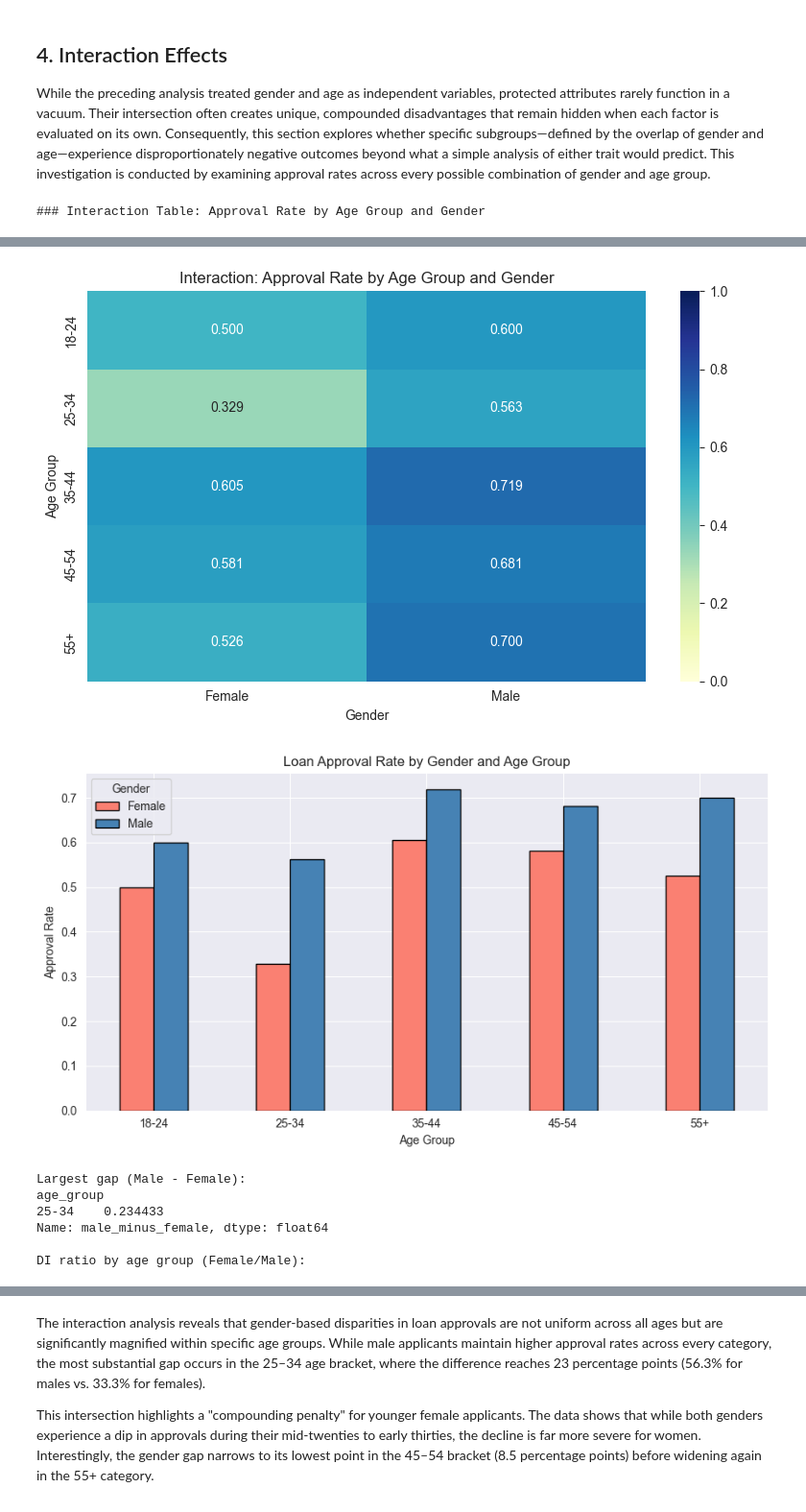
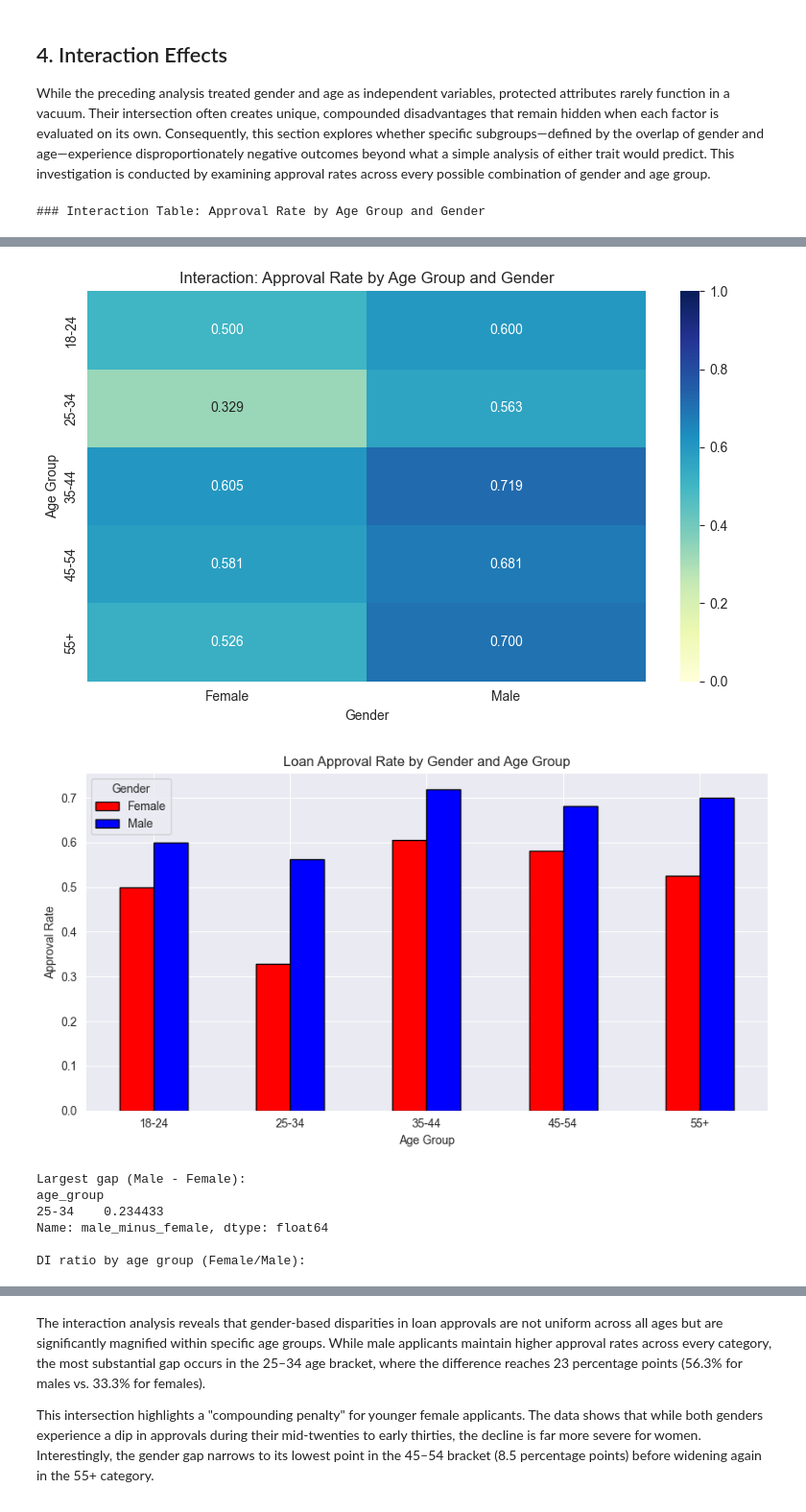
Before and after one commit to hazalaksu/dego-project-team7, a Jupyter notebook: notebooks/02-bias-analysis.ipynb, the cells around one changed output, grey strips where cells are left out. Shown at 96% size. Drawn from its saved outputs; the diff is of its cells as text; code cells hidden in the pictures.

```diff
--- a/notebooks/02-bias-analysis.ipynb
+++ b/notebooks/02-bias-analysis.ipynb
@@ -513,7 +514,7 @@ plt.show()
 pivot = interaction[["Female", "Male"]]
 pivot.plot(
     kind="bar",
-    color=["salmon", "steelblue"],
+    color=["red", "blue"],
     edgecolor="black",
     figsize=(9, 5),
 )
@@ -531,34 +532,34 @@ max_gap = interaction["male_minus_female"].sort_values(ascending=False).head(1)
 print(max_gap)
 
 # Additional interaction diagnostics
 from scipy.stats import chi2_contingency
 
 # DI per age group (Female / Male)
 interaction["female_to_male_di"] = interaction["Female"] / interaction["Male"]
 print("\nDI ratio by age group (Female/Male):")
 display(interaction[["Female", "Male", "male_minus_female", "female_to_male_di"]])
 
 # Chi-square test on intersectional groups
 interaction_df["gender_age_group"] = interaction_df["gender"] + "_" + interaction_df["age_group"].astype(str)
 interaction_contingency = pd.crosstab(interaction_df["gender_age_group"], interaction_df["approved"])
 inter_chi2, inter_p, inter_dof, _ = chi2_contingency(interaction_contingency)
 
 print("Chi-squared test: Gender×Age group vs Loan Approval")
 print(f"Chi2 statistic: {inter_chi2:.4f}")
 print(f"Degrees of freedom: {inter_dof}")
 print(f"p-value: {inter_p:.6f}")
 print("Statistically significant at alpha=0.05:", inter_p < 0.05)
 # %% [output]
 ### Interaction Table: Approval Rate by Age Group and Gender
 | gender | Female | Male | male_minus_female |
 | age_group |  |  |  |
 | 18-24 | 0.500000 | 0.600000 | 0.100000 |
 | 25-34 | 0.328947 | 0.563380 | 0.234433 |
 | 35-44 | 0.604938 | 0.719101 | 0.114163 |
 | 45-54 | 0.581395 | 0.680851 | 0.099456 |
 | 55+ | 0.526316 | 0.700000 | 0.173684 |
 [figure]
-[figure, old version]
+[figure, new version]
 Largest gap (Male - Female):
 age_group
 25-34    0.234433
```
Also changed, not shown: parts of 2 cells of this notebook.
